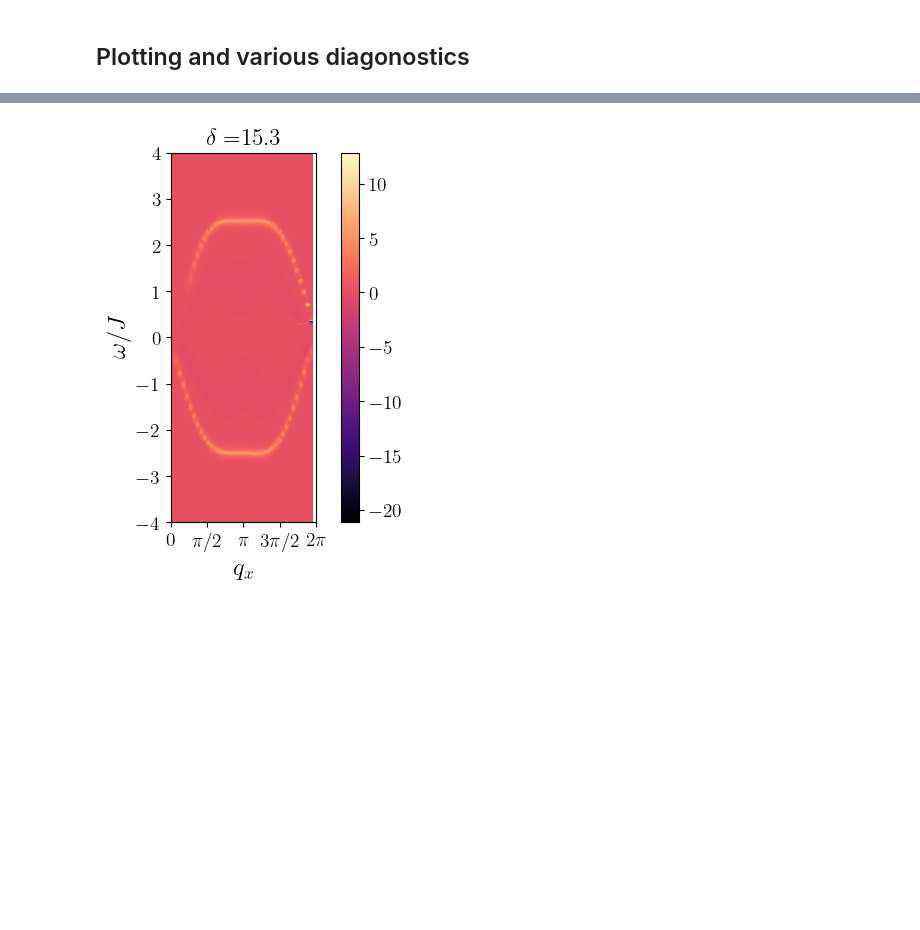
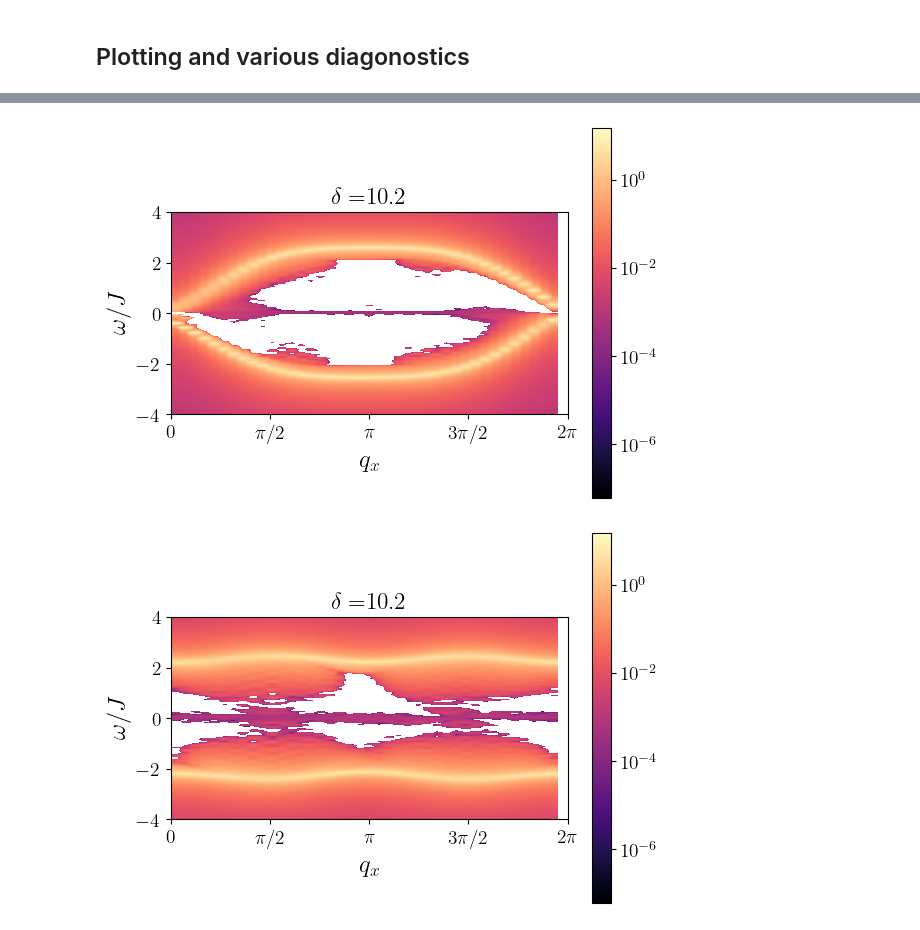
Before and after one commit to j-curtis/holes_and_magnons, a Jupyter notebook: Magnon_RPA_plots.ipynb, the cells around one changed output, grey strips where cells are left out. Saved outputs shown, nothing was run; the diff lists cells and outputs as text; code cells hidden in the pictures; blank space fills up the shorter version.

```diff
--- a/Magnon_RPA_plots.ipynb
+++ b/Magnon_RPA_plots.ipynb
@@ -27,7 +27,7 @@ dataDirectory = "../data/" ### Data is loaded from and stored to this folder
 ## Load in spectral function
 # %%
 ### Location of hole spectral functions
-holesDirectory = dataDirectory+"hole_spectra/05052025/2ksamples/"
+holesDirectory = dataDirectory+"hole_spectra/05052025/5ksamples/"
 holesFile = holesDirectory+"jon_request_0.5"
 
 #holesFile = dataDirectory+"/hole_spectra/03252025/Hole_Spectral_functionJz0.05_alfa0.999_Nx20_Ny20"
@@ -63,11 +63,11 @@ plt.show()
 # %% [markdown]
 ## Set parameters and computing doping
 # %%
-T = 0.001*rpa.t ### temperature
-U = 8.*rpa.t ### Hubbard U (used to compute J)
+T = 0.11*rpa.t ### temperature
+U = 10.*rpa.t ### Hubbard U (used to compute J)
 J = 4.*rpa.t**2/U ### Superexchange J
 #mu = -3.*rpa.t ### Chemical potential (controls doping)
-mu = -1.5*rpa.t
+mu = -1.62*rpa.t
 
 ### Compute doping
 delta = rpa.calc_density(kxs,kys,ws,A,mu,T)
@@ -185,15 +180,29 @@ plt.show()
 # %%
-plt.imshow(np.transpose(spectrum[:,0,:]),origin='lower',extent=[kxs[0],kxs[-1],ws[0]/J,ws[-1]/J],cmap='magma',aspect=2)
+scale = mclr.LogNorm()
+
+plt.imshow(np.transpose(spectrum[:,0,:]),origin='lower',extent=[kxs[0],kxs[-1],ws[0]/J,ws[-1]/J],cmap='magma',aspect=.4,norm=scale)
 plt.ylabel(r'$\omega/J$')
 plt.ylim(-4,4)
 plt.xlabel(r'$q_x$')
 plt.xticks([0,np.pi/2.,np.pi,3.*np.pi/2.,2.*np.pi],[r'0',r'$\pi/2$',r'$\pi$',r'$3\pi/2$',r'$2\pi$'])
 plt.colorbar()
 plt.title(r'$\delta = $'+"{:0.1%}".format(delta))
 if saveFigs: plt.savefig(figDirectory+"/Magnon_spectrum.pdf",bbox_inches='tight')
 plt.show()
+
+
+plt.imshow(np.transpose(spectrum[:,10,:]),origin='lower',extent=[kxs[0],kxs[-1],ws[0]/J,ws[-1]/J],cmap='magma',aspect=.4,norm=scale)
+plt.ylabel(r'$\omega/J$')
+plt.ylim(-4,4)
+plt.xlabel(r'$q_x$')
+plt.xticks([0,np.pi/2.,np.pi,3.*np.pi/2.,2.*np.pi],[r'0',r'$\pi/2$',r'$\pi$',r'$3\pi/2$',r'$2\pi$'])
+plt.colorbar()
+plt.title(r'$\delta = $'+"{:0.1%}".format(delta))
+if saveFigs: plt.savefig(figDirectory+"/Magnon_spectrum.pdf",bbox_inches='tight')
+plt.show()
 # %% [output]
-[figure, old version]
+[figure, new version]
+[figure, added]
 # %%
 plt.plot(sum_rule[:,0],'.')
 plt.axhline(1.,linestyle='solid',color='gray')
```
Also changed, not shown: parts of 7 cells of this notebook, 1 other file.
